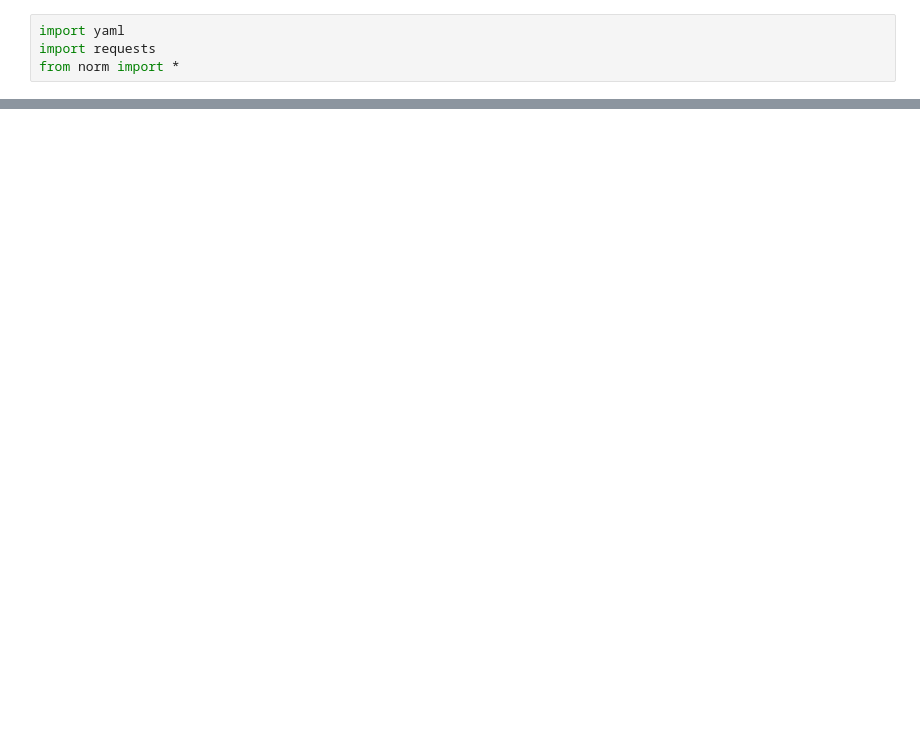
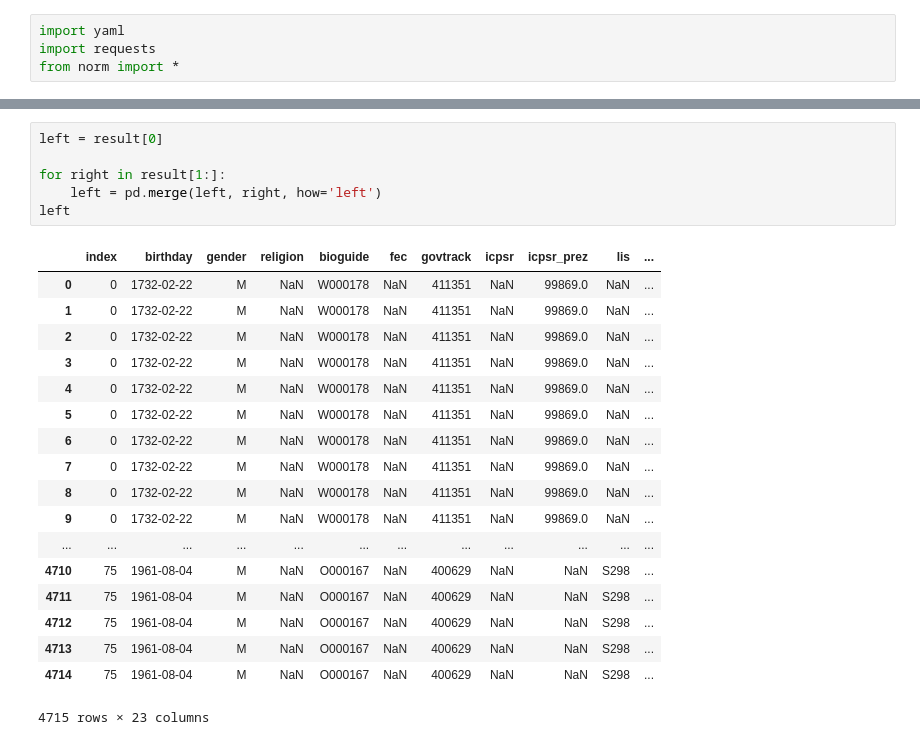
Before and after one commit to metinsenturk/flat_table, a Jupyter notebook: notebooks/Yaml.ipynb, the cells around one changed output, grey strips where cells are left out. Drawn from its saved outputs; the diff is of its cells as text; blank space fills up the shorter version.

```diff
--- a/notebooks/Yaml.ipynb
+++ b/notebooks/Yaml.ipynb
@@ -27,0 +197,25 @@ df_family.head()
+# %%
+left = result[0]
+
+for right in result[1:]:
+    left = pd.merge(left, right, how='left')
+left
+# %% [output]
+|  | index | birthday | gender | religion | bioguide | fec | govtrack | icpsr | icpsr_prez | lis | ... |
+| 0 | 0 | 1732-02-22 | M | NaN | W000178 | NaN | 411351 | NaN | 99869.0 | NaN | ... |
+| 1 | 0 | 1732-02-22 | M | NaN | W000178 | NaN | 411351 | NaN | 99869.0 | NaN | ... |
+| 2 | 0 | 1732-02-22 | M | NaN | W000178 | NaN | 411351 | NaN | 99869.0 | NaN | ... |
+| 3 | 0 | 1732-02-22 | M | NaN | W000178 | NaN | 411351 | NaN | 99869.0 | NaN | ... |
+| 4 | 0 | 1732-02-22 | M | NaN | W000178 | NaN | 411351 | NaN | 99869.0 | NaN | ... |
+| 5 | 0 | 1732-02-22 | M | NaN | W000178 | NaN | 411351 | NaN | 99869.0 | NaN | ... |
+| 6 | 0 | 1732-02-22 | M | NaN | W000178 | NaN | 411351 | NaN | 99869.0 | NaN | ... |
+| 7 | 0 | 1732-02-22 | M | NaN | W000178 | NaN | 411351 | NaN | 99869.0 | NaN | ... |
+| 8 | 0 | 1732-02-22 | M | NaN | W000178 | NaN | 411351 | NaN | 99869.0 | NaN | ... |
+| 9 | 0 | 1732-02-22 | M | NaN | W000178 | NaN | 411351 | NaN | 99869.0 | NaN | ... |
+| ... | ... | ... | ... | ... | ... | ... | ... | ... | ... | ... | ... |
+| 4710 | 75 | 1961-08-04 | M | NaN | O000167 | NaN | 400629 | NaN | NaN | S298 | ... |
+| 4711 | 75 | 1961-08-04 | M | NaN | O000167 | NaN | 400629 | NaN | NaN | S298 | ... |
+| 4712 | 75 | 1961-08-04 | M | NaN | O000167 | NaN | 400629 | NaN | NaN | S298 | ... |
+| 4713 | 75 | 1961-08-04 | M | NaN | O000167 | NaN | 400629 | NaN | NaN | S298 | ... |
+| 4714 | 75 | 1961-08-04 | M | NaN | O000167 | NaN | 400629 | NaN | NaN | S298 | ... |
+4715 rows × 23 columns
```
Also changed, not shown: parts of 30 cells of this notebook, 1 other file.
